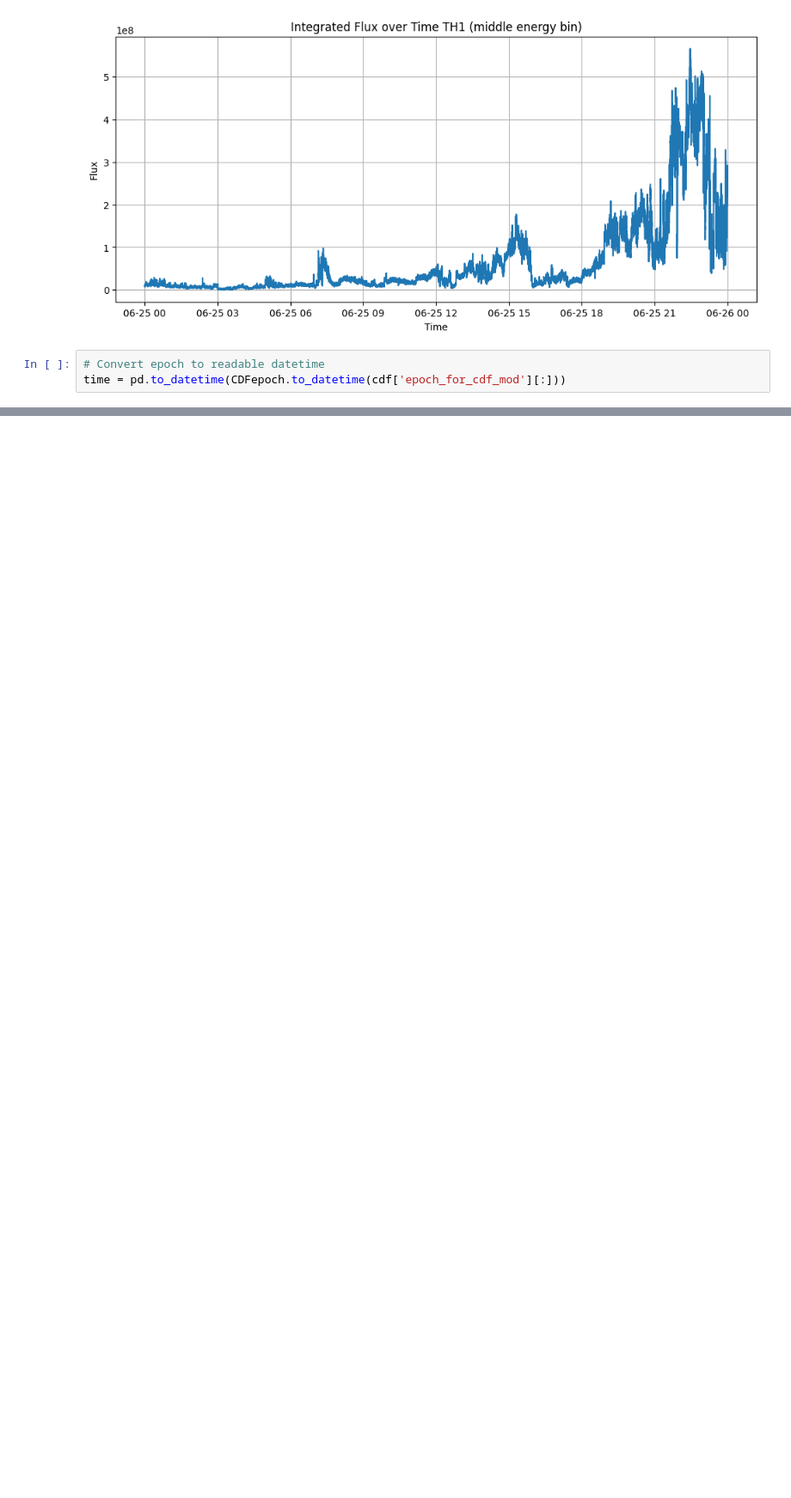
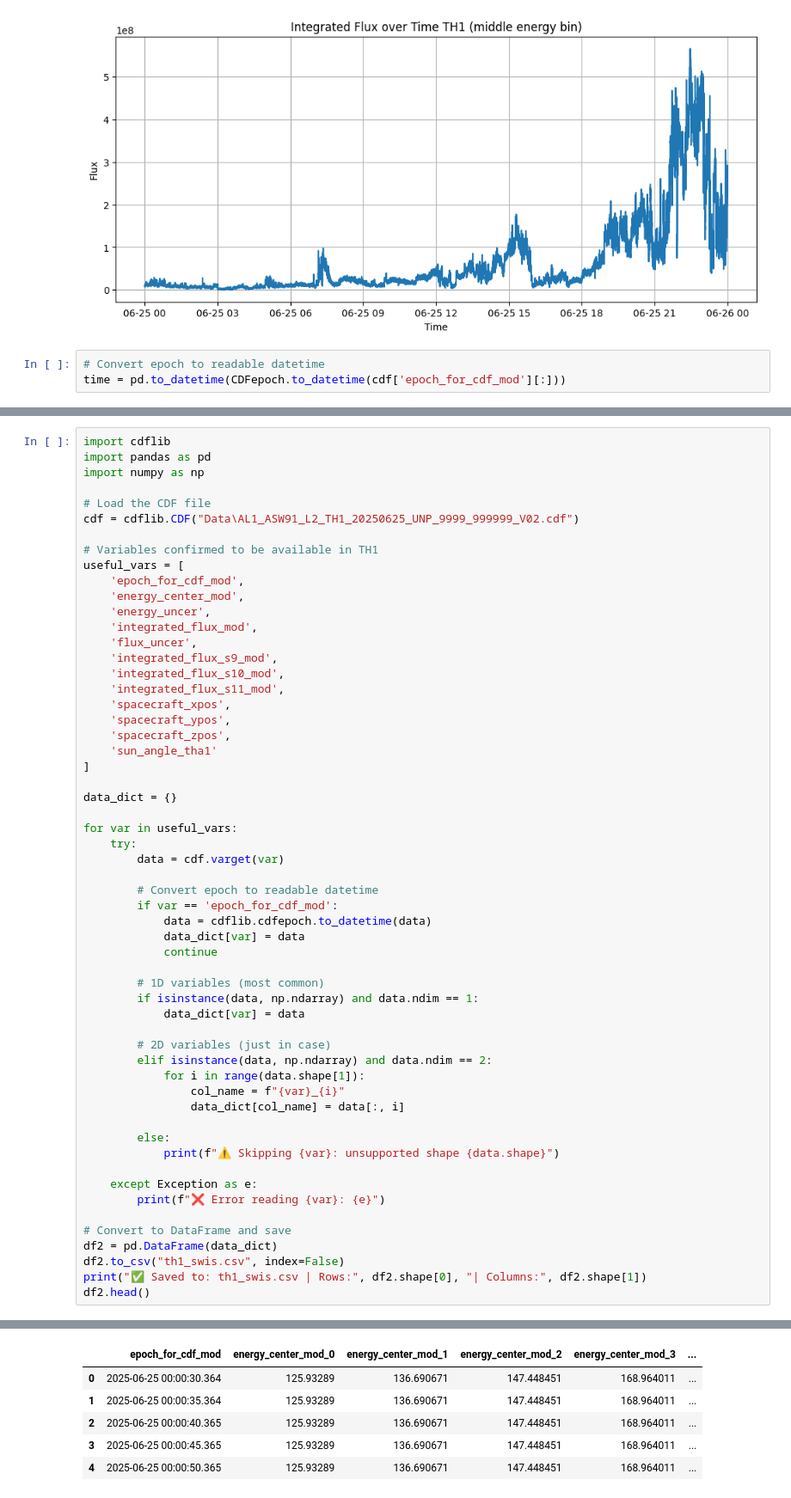
Before and after one commit to prajakta2005/CME_Prediction, a Jupyter notebook: data.ipynb, the cells around one changed output, grey strips where cells are left out. Shown at 86% size. Drawn from its saved outputs; the diff is of its cells as text; blank space fills up the shorter version.

```diff
--- a/data.ipynb
+++ b/data.ipynb
@@ -141,0 +135,58 @@ ValueError: Per-column arrays must each be 1-dimensional
+# %%
+import cdflib
+import pandas as pd
+import numpy as np
+
+# Load the CDF file
+cdf = cdflib.CDF("Data\AL1_ASW91_L2_TH1_20250625_UNP_9999_999999_V02.cdf")
+
+# Variables confirmed to be available in TH1
+useful_vars = [
+    'epoch_for_cdf_mod',
+    'energy_center_mod',
+    'energy_uncer',
+    'integrated_flux_mod',
+    'flux_uncer',
+    'integrated_flux_s9_mod',
+    'integrated_flux_s10_mod',
+    'integrated_flux_s11_mod',
+    'spacecraft_xpos',
+    'spacecraft_ypos',
+    'spacecraft_zpos',
+    'sun_angle_tha1'
+]
+
+data_dict = {}
+
+for var in useful_vars:
+    try:
+        data = cdf.varget(var)
+
+        # Convert epoch to readable datetime
+        if var == 'epoch_for_cdf_mod':
+            data = cdflib.cdfepoch.to_datetime(data)
+            data_dict[var] = data
+            continue
+
+        # 1D variables (most common)
+        if isinstance(data, np.ndarray) and data.ndim == 1:
+            data_dict[var] = data
+
+        # 2D variables (just in case)
+        elif isinstance(data, np.ndarray) and data.ndim == 2:
+            for i in range(data.shape[1]):
+                col_name = f"{var}_{i}"
+                data_dict[col_name] = data[:, i]
+
+        else:
+            print(f"⚠ Skipping {var}: unsupported shape {data.shape}")
+
+    except Exception as e:
+        print(f"❌ Error reading {var}: {e}")
+
+# Convert to DataFrame and save
+df2 = pd.DataFrame(data_dict)
+df2.to_csv("th1_swis.csv", index=False)
+print("✅ Saved to: th1_swis.csv | Rows:", df2.shape[0], "| Columns:", df2.shape[1])
+df2.head()
+# %% [output]
@@ -141,0 +197,6 @@ ValueError: Per-column arrays must each be 1-dimensional
+|  | epoch_for_cdf_mod | energy_center_mod_0 | energy_center_mod_1 | energy_center_mod_2 | energy_center_mod_3 | ... |
+| 0 | 2025-06-25 00:00:30.364 | 125.93289 | 136.690671 | 147.448451 | 168.964011 | ... |
+| 1 | 2025-06-25 00:00:35.364 | 125.93289 | 136.690671 | 147.448451 | 168.964011 | ... |
+| 2 | 2025-06-25 00:00:40.365 | 125.93289 | 136.690671 | 147.448451 | 168.964011 | ... |
+| 3 | 2025-06-25 00:00:45.365 | 125.93289 | 136.690671 | 147.448451 | 168.964011 | ... |
+| 4 | 2025-06-25 00:00:50.365 | 125.93289 | 136.690671 | 147.448451 | 168.964011 | ... |
```
Also changed, not shown: parts of 5 cells of this notebook, 3 other files.
